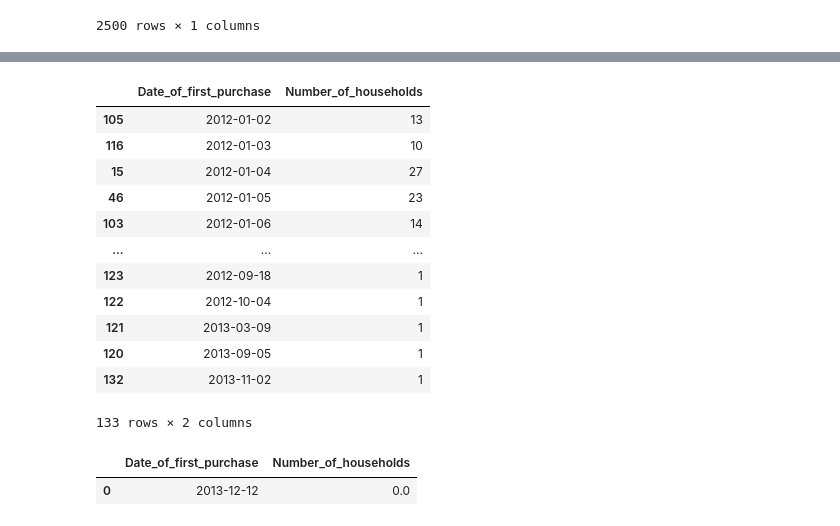
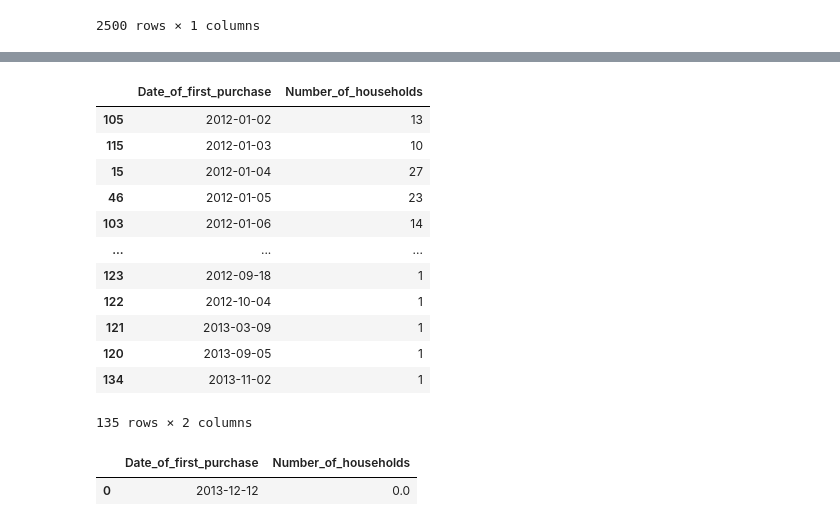
Before and after one commit to Medkallel/Dunhumby-The-complete-Journey-Dashboard, a Jupyter notebook: Src/Data_Exploration-Preprocessing.ipynb, the cells around one changed output, grey strips where cells are left out. Saved outputs shown, nothing was run; the diff lists cells and outputs as text; code cells hidden in the pictures.

```diff
--- a/Src/Data_Exploration-Preprocessing.ipynb
+++ b/Src/Data_Exploration-Preprocessing.ipynb
@@ -549,3 +575,5 @@ df_trnsct = df_trnsct[df_trnsct['QUANTITY']!=0]
+# %%
+df_trnsct = df_trnsct[df_trnsct['SALES_VALUE']!=0] # Remove rows with QUANTITY = 0
 # %% [markdown]
 ---
 # %% [markdown]
@@ -890,3 +917,25 @@ customer_first_date
 | 2499 | 2012-03-11 |
 | 2500 | 2012-03-20 |
 2500 rows × 1 columns
+# %%
+# Group by 'household_key' and 'TRANS_DATE', then count occurrences
+customer_first_date = (
+    df_trnsct[["household_key", "TRANS_DATE"]]
+    .groupby(["household_key", "TRANS_DATE"])
+    .value_counts()
+)
+
+# Reset index to flatten the multi-index, drop the 'count' column created by value_counts()
+customer_first_date = customer_first_date.reset_index()
+customer_first_date.drop(columns=["count"], inplace=True)
+
+# Find the minimum transaction date for each household by grouping only by 'household_key'
+customer_first_date = customer_first_date.groupby("household_key").min()
+
+# Rename columns for clarity and consistency
+customer_first_date = customer_first_date.rename(
+    columns={"TRANS_DATE": "Day_of_first_purchase", "household_key": "Household_key"}
+)
+
+# Output the resulting DataFrame with the first purchase date for each household
+customer_first_date
@@ -893,15 +957,15 @@ customer_first_date
 # %%
 df_customer_acquisition = (
     customer_first_date.value_counts()
     .reset_index()
-    .rename(columns={"TRANS_DATE": "Date_of_first_purchase", "count": "Number_of_households"})
+    .rename(columns={"Day_of_first_purchase": "Date_of_first_purchase", "count": "Number_of_households"})
     .sort_values("Date_of_first_purchase")
 )
 df_customer_acquisition
 # %% [output]
 |  | Date_of_first_purchase | Number_of_households |
 | 105 | 2012-01-02 | 13 |
-| 116 | 2012-01-03 | 10 |
+| 115 | 2012-01-03 | 10 |
 | 15 | 2012-01-04 | 27 |
 | 46 | 2012-01-05 | 23 |
 | 103 | 2012-01-06 | 14 |
@@ -910,8 +974,8 @@ df_customer_acquisition
 | 122 | 2012-10-04 | 1 |
 | 121 | 2013-03-09 | 1 |
 | 120 | 2013-09-05 | 1 |
-| 132 | 2013-11-02 | 1 |
+| 134 | 2013-11-02 | 1 |
-133 rows × 2 columns
+135 rows × 2 columns
 # %%
 df_customer_acquisition.set_index("Date_of_first_purchase").reindex(pd.date_range(df_trnsct["TRANS_DATE"].max(), df_trnsct["TRANS_DATE"].max(), freq="D")).fillna(0).reset_index().rename(columns={"index": "Date_of_first_purchase"})
 # %% [output]
```
Also changed, not shown: parts of 70 cells of this notebook, 6 other files.
